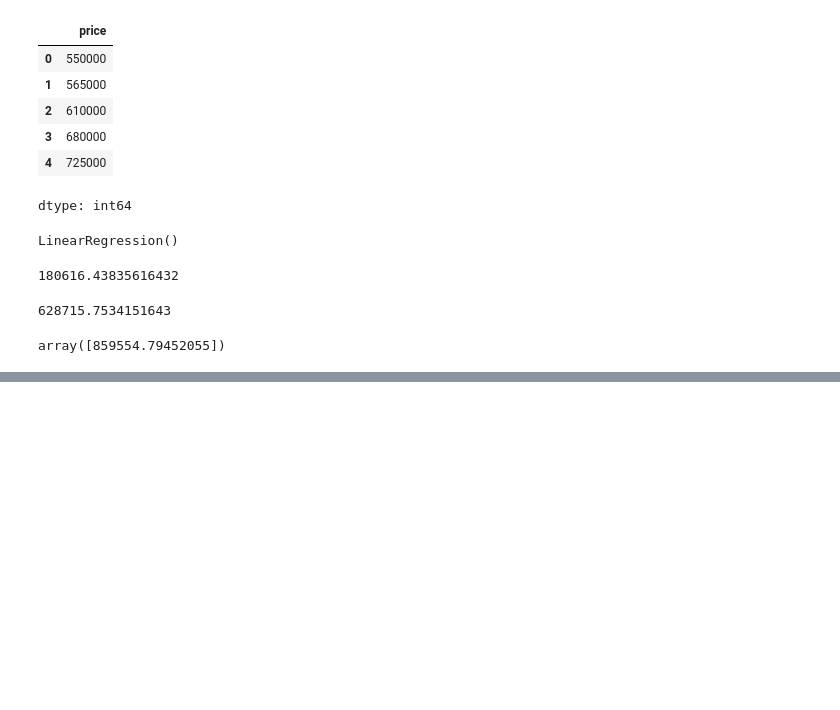
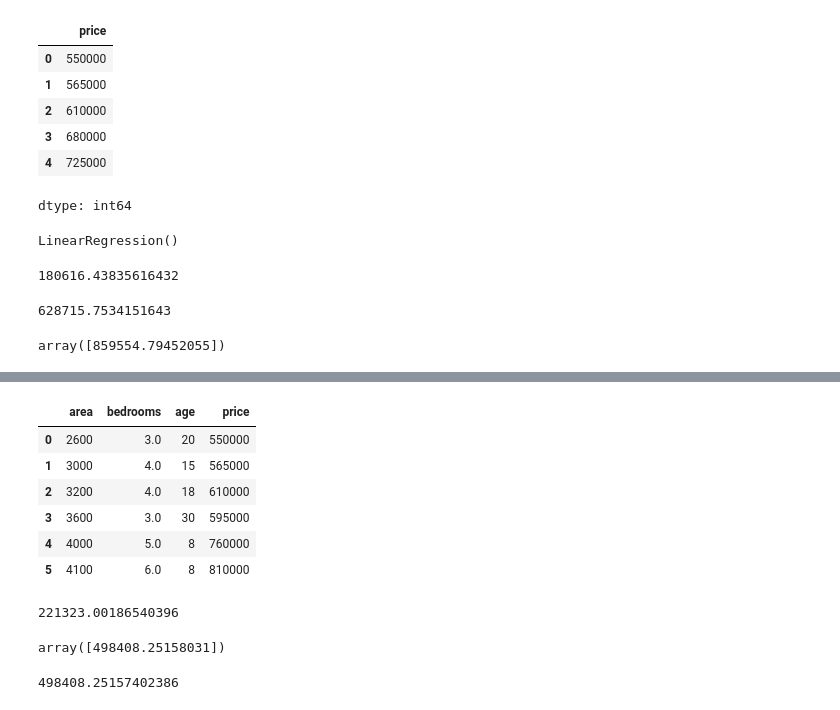
Before and after one commit to venkateshchandle/ml, a Jupyter notebook: 1BM22CS325_Lab_2_Linear_Multiple_Regression.ipynb, the cells around one changed output, grey strips where cells are left out. Saved outputs shown, nothing was run; the diff lists cells and outputs as text; code cells hidden in the pictures; blank space fills up the shorter version.

```diff
--- a/1BM22CS325_Lab_2_Linear_Multiple_Regression.ipynb
+++ b/1BM22CS325_Lab_2_Linear_Multiple_Regression.ipynb
@@ -66,0 +86,28 @@ array([859554.79452055])
+# %%
+df.bedrooms = df.bedrooms.fillna(df.bedrooms.median())
+df
+# %% [output]
+|  | area | bedrooms | age | price |
+| 0 | 2600 | 3.0 | 20 | 550000 |
+| 1 | 3000 | 4.0 | 15 | 565000 |
+| 2 | 3200 | 4.0 | 18 | 610000 |
+| 3 | 3600 | 3.0 | 30 | 595000 |
+| 4 | 4000 | 5.0 | 8 | 760000 |
+| 5 | 4100 | 6.0 | 8 | 810000 |
+# %%
+reg = linear_model.LinearRegression()
+reg.fit(df.drop('price',axis='columns'),df.price)
+
+reg.coef_
+
+reg.intercept_
+# %% [output]
+221323.00186540396
+# %%
+reg.predict([[3000, 3, 40]])
+# %% [output]
+array([498408.25158031])
+# %%
+112.06244194*3000 + 23388.88007794*3 + -3231.71790863*40 + 221323.00186540384
+# %% [output]
+498408.25157402386
```
Also changed, not shown: parts of 3 cells of this notebook.
